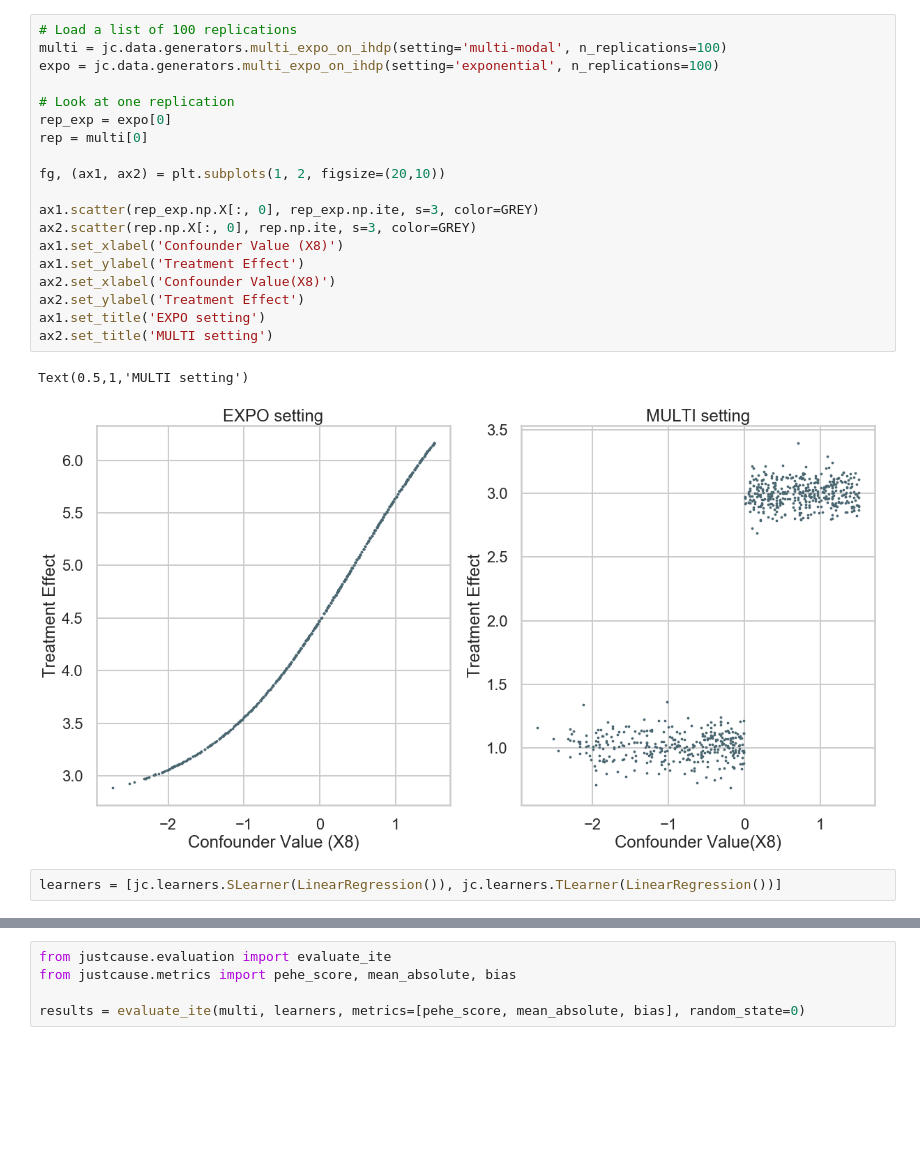
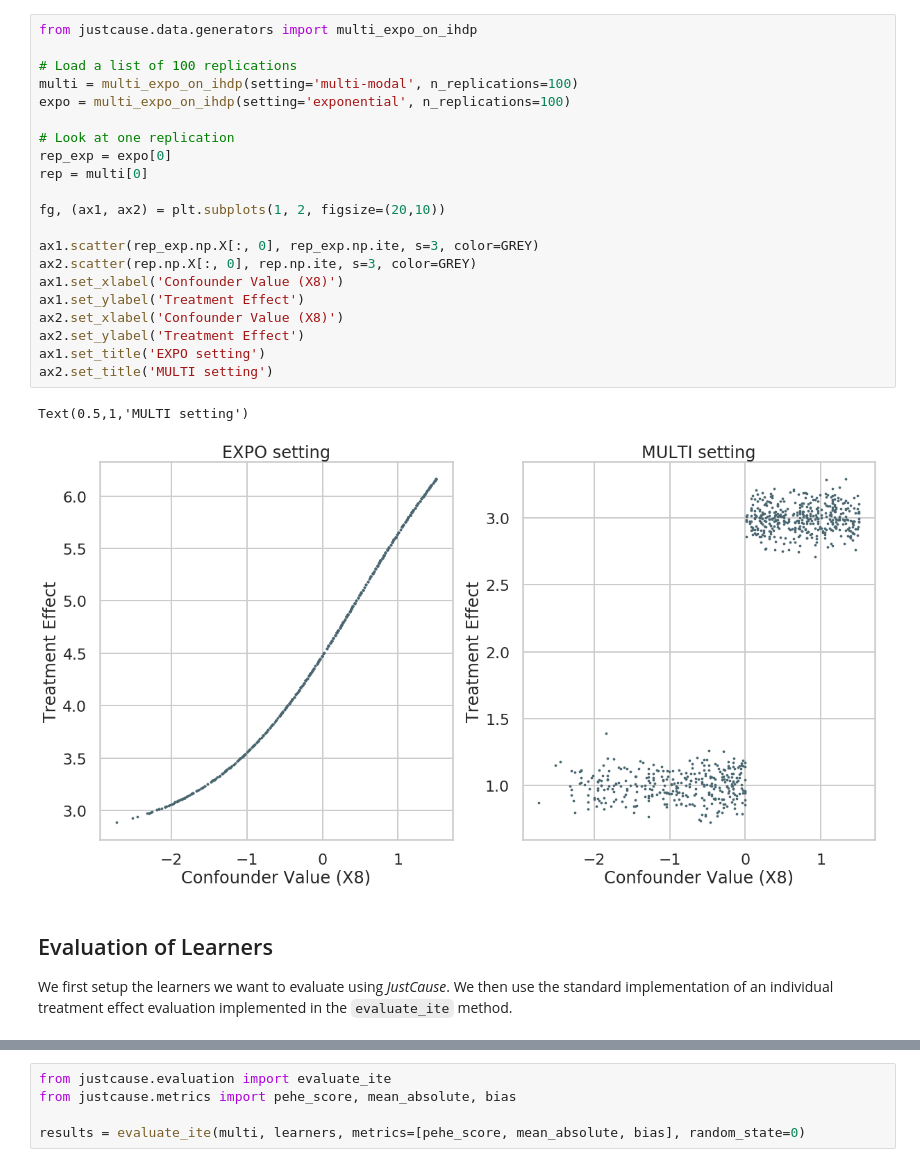
Before and after one commit to inovex/justcause, a Jupyter notebook: notebooks/method-comparison.ipynb, the cells around one changed output, grey strips where cells are left out. Drawn from its saved outputs; the diff is of its cells as text; blank space fills up the shorter version.

```diff
--- a/notebooks/method-comparison.ipynb
+++ b/notebooks/method-comparison.ipynb
@@ -34,24 +52,27 @@ First, we generate the synthetic data described as multi-modal setting based on
 # %%
+from justcause.data.generators import multi_expo_on_ihdp
+
 # Load a list of 100 replications
-multi = jc.data.generators.multi_expo_on_ihdp(setting='multi-modal', n_replications=100)
-expo = jc.data.generators.multi_expo_on_ihdp(setting='exponential', n_replications=100)
+multi = multi_expo_on_ihdp(setting='multi-modal', n_replications=100)
+expo = multi_expo_on_ihdp(setting='exponential', n_replications=100)
 
 # Look at one replication
 rep_exp = expo[0]
 rep = multi[0]
 
 fg, (ax1, ax2) = plt.subplots(1, 2, figsize=(20,10))
 
 ax1.scatter(rep_exp.np.X[:, 0], rep_exp.np.ite, s=3, color=GREY)
 ax2.scatter(rep.np.X[:, 0], rep.np.ite, s=3, color=GREY)
 ax1.set_xlabel('Confounder Value (X8)')
 ax1.set_ylabel('Treatment Effect')
-ax2.set_xlabel('Confounder Value(X8)')
+ax2.set_xlabel('Confounder Value (X8)')
 ax2.set_ylabel('Treatment Effect')
 ax1.set_title('EXPO setting')
 ax2.set_title('MULTI setting')
 # %% [output]
 Text(0.5,1,'MULTI setting')
-[figure, old version]
+[figure, new version]
-# %%
-learners = [jc.learners.SLearner(LinearRegression()), jc.learners.TLearner(LinearRegression())]
+# %% [markdown]
+## Evaluation of Learners
+We first setup the learners we want to evaluate using _JustCause_. We then use the standard implementation of an individual treatment effect evaluation implemented in the `evaluate_ite` method.
```
Also changed, not shown: parts of 11 cells of this notebook, 1 other file.
